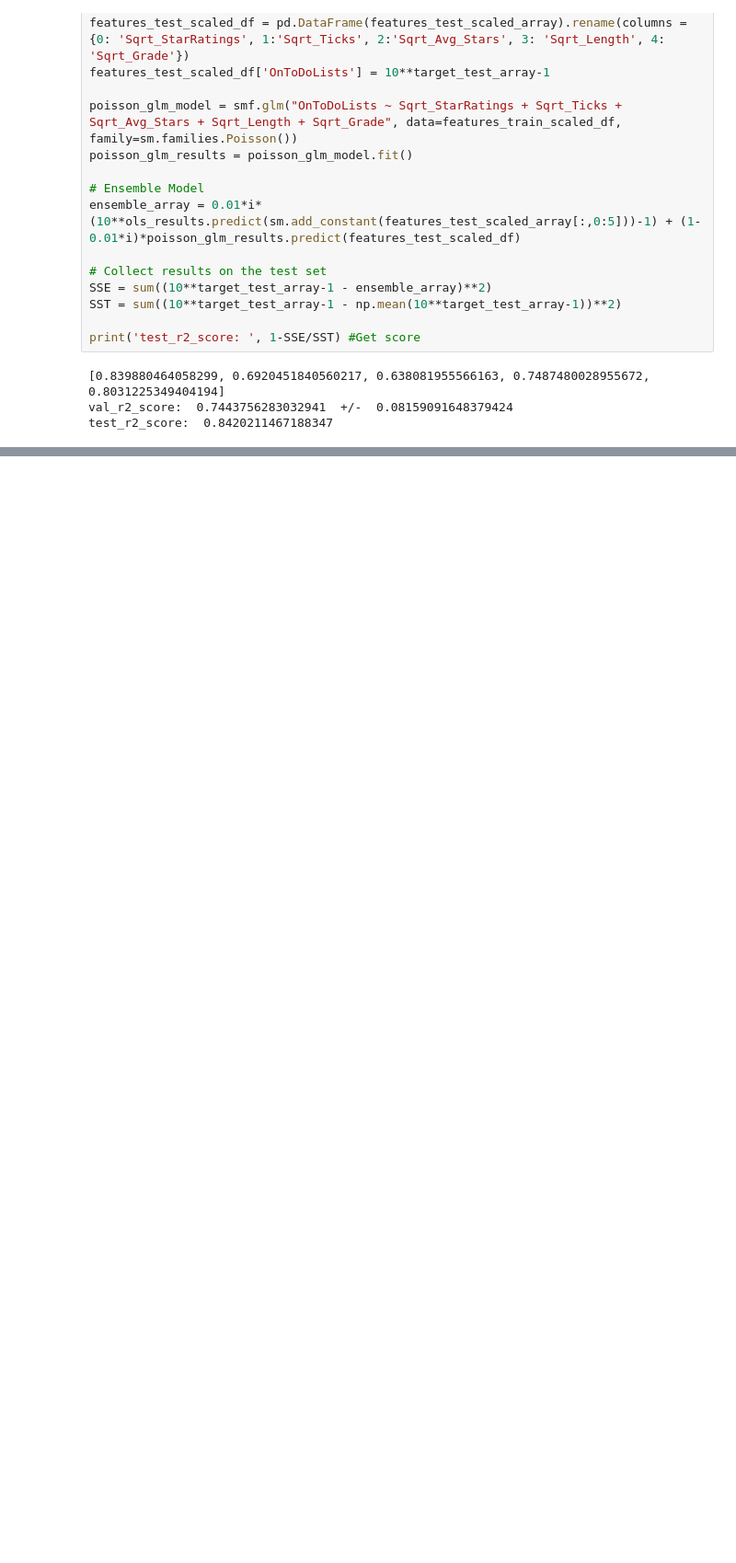
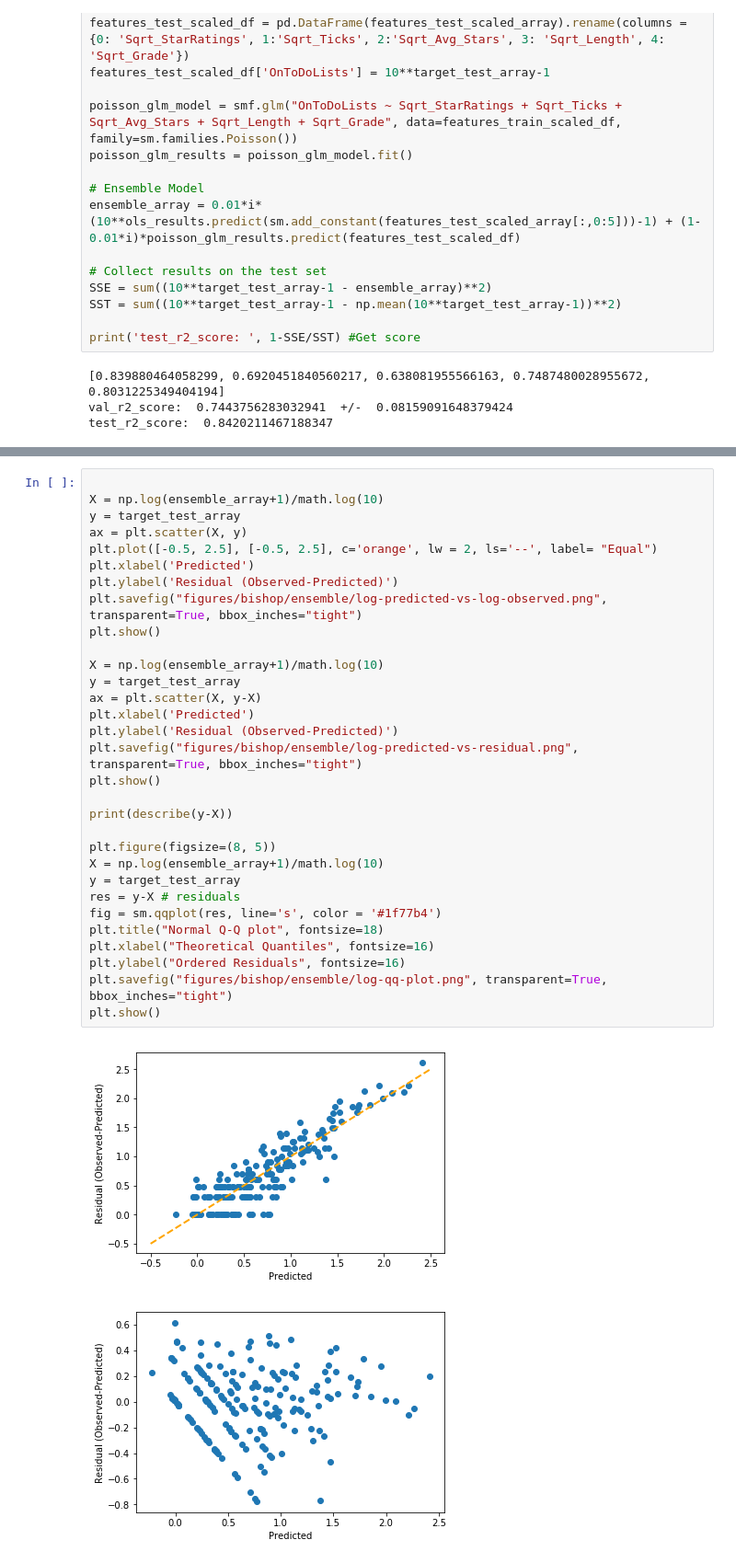
Before and after one commit to harrisonized/Predicting_Popularity_of_Rock_Climbs, a Jupyter notebook: ensembling-log-linear-and-poisson.ipynb, the cells around one changed output, grey strips where cells are left out. Shown at 92% size. Cells and saved outputs as stored; diff of their text form; blank space fills up the shorter version.

```diff
--- a/ensembling-log-linear-and-poisson.ipynb
+++ b/ensembling-log-linear-and-poisson.ipynb
@@ -294,0 +261,34 @@ Text(0,0.5,'Ordered Residuals')
+# %%
+
+X = np.log(ensemble_array+1)/math.log(10)
+y = target_test_array
+ax = plt.scatter(X, y)
+plt.plot([-0.5, 2.5], [-0.5, 2.5], c='orange', lw = 2, ls='--', label= "Equal")
+plt.xlabel('Predicted')
+plt.ylabel('Residual (Observed-Predicted)')
+plt.savefig("figures/bishop/ensemble/log-predicted-vs-log-observed.png", transparent=True, bbox_inches="tight")
+plt.show()
+
+X = np.log(ensemble_array+1)/math.log(10)
+y = target_test_array
+ax = plt.scatter(X, y-X)
+plt.xlabel('Predicted')
+plt.ylabel('Residual (Observed-Predicted)')
+plt.savefig("figures/bishop/ensemble/log-predicted-vs-residual.png", transparent=True, bbox_inches="tight")
+plt.show()
+
+print(describe(y-X))
+
+plt.figure(figsize=(8, 5))
+X = np.log(ensemble_array+1)/math.log(10)
+y = target_test_array
+res = y-X # residuals
+fig = sm.qqplot(res, line='s', color = '#1f77b4')
+plt.title("Normal Q-Q plot", fontsize=18)
+plt.xlabel("Theoretical Quantiles", fontsize=16)
+plt.ylabel("Ordered Residuals", fontsize=16)
+plt.savefig("figures/bishop/ensemble/log-qq-plot.png", transparent=True, bbox_inches="tight")
+plt.show()
+# %% [output]
+[figure, added]
+[figure, added]
```
Also changed, not shown: parts of 4 cells of this notebook, 19 other files.
